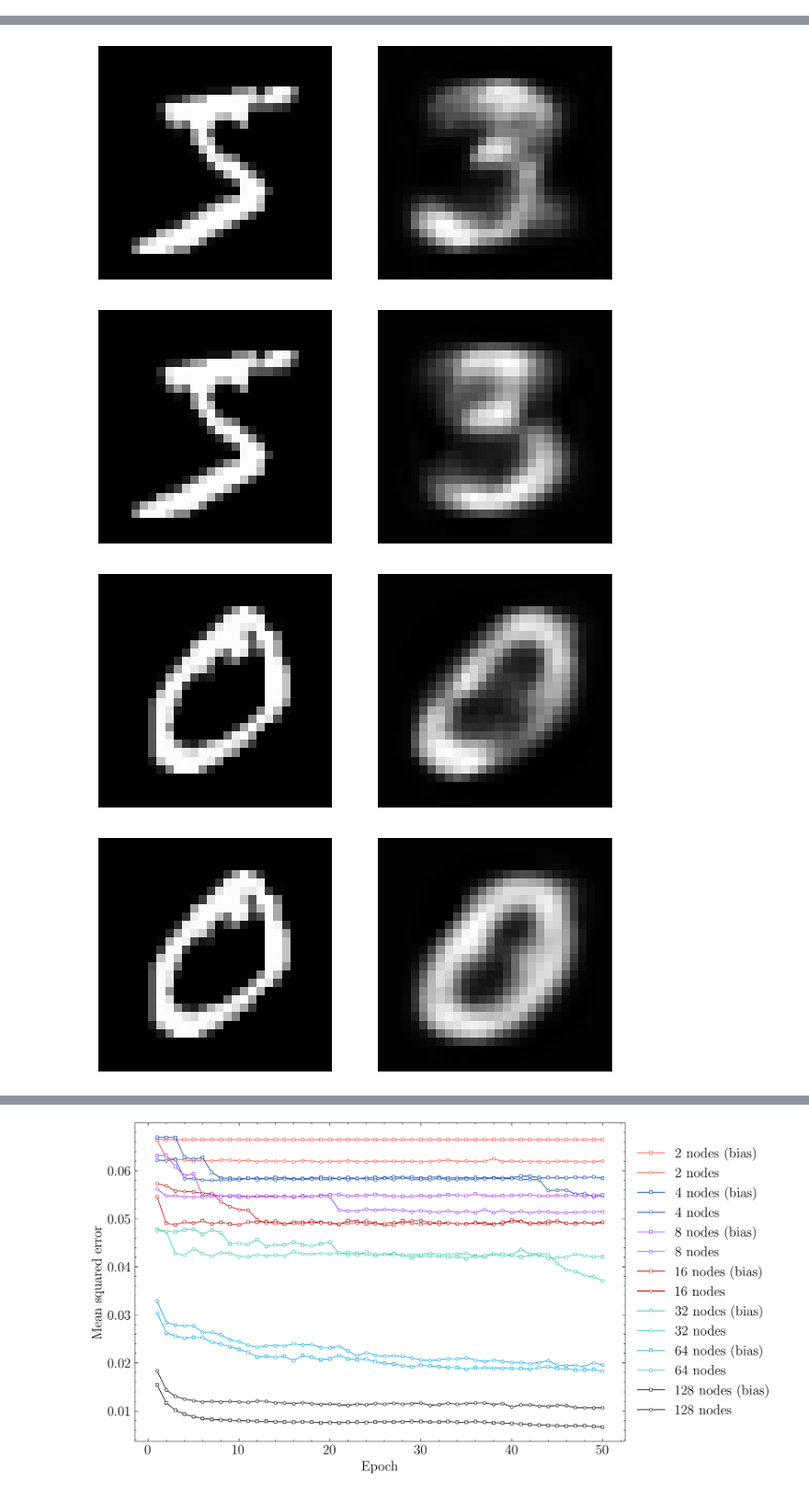
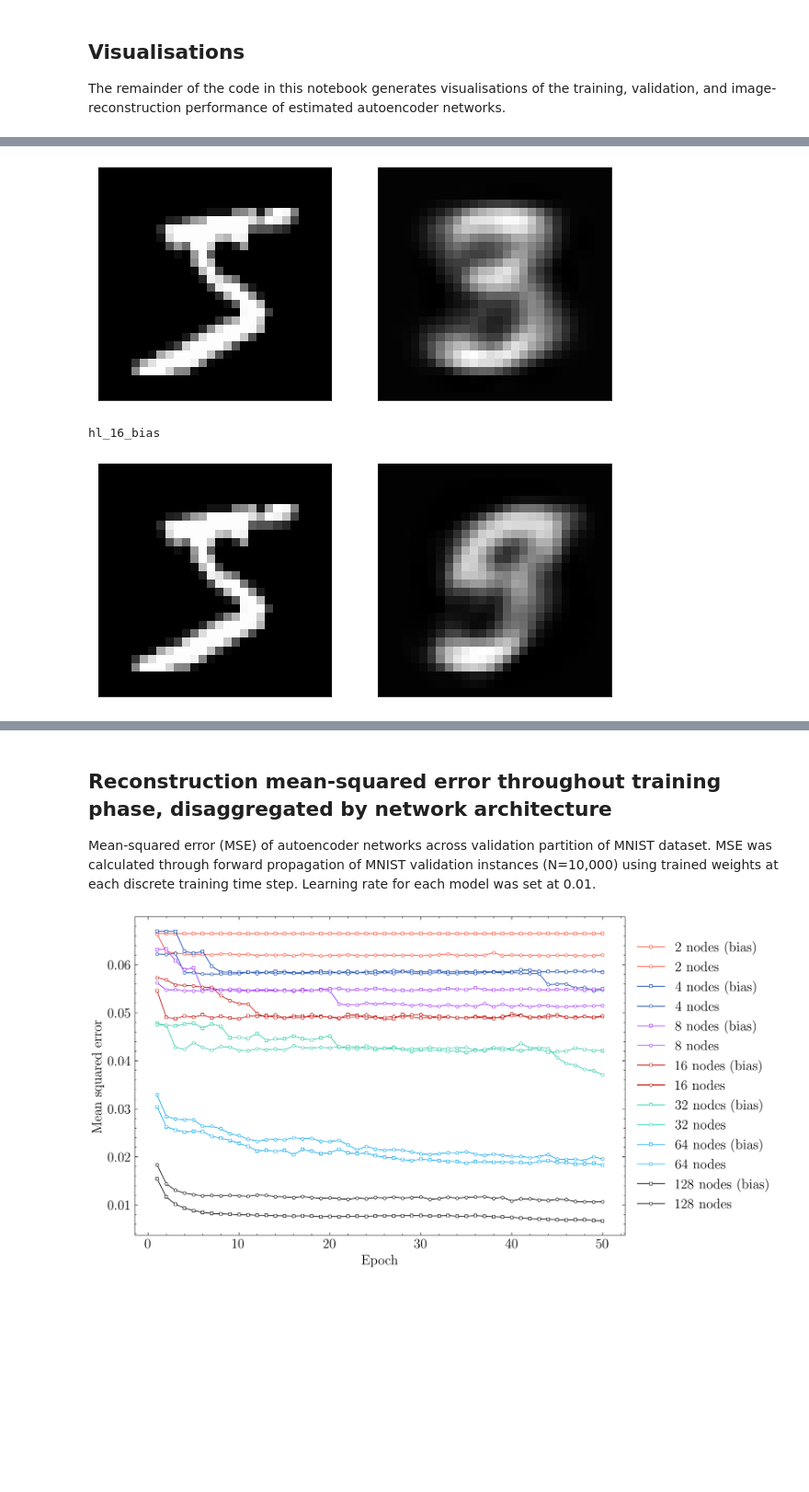
Before and after one commit to HRSAndrabi/autoencoder-compression-ratios, a Jupyter notebook: src/main.ipynb, the cells around one changed output, grey strips where cells are left out. Shown at 92% size. Saved outputs shown, nothing was run; the diff lists cells and outputs as text; code cells hidden in the pictures; blank space fills up the shorter version.

Commit message:
Annotate notebook.

```diff
--- a/src/main.ipynb
+++ b/src/main.ipynb
@@ -12,5 +95,8 @@ from collections import Counter
 # %%
 class NumpyEncoder(json.JSONEncoder):
+    """Used to encode numpy arrays as native arrays
+    when saving trained autoencoder specs to .json.
+    """
     def default(self, obj):
         if isinstance(obj, np.ndarray):
             return obj.tolist()
@@ -319,9 +411,23 @@ Model saved to ./models/scratch/hl_2_bias.json.
+# %% [markdown]
+## Visualisations
+
+The remainder of the code in this notebook generates visualisations of the training, validation, and image-reconstruction performance of estimated autoencoder networks.
 # %%
 model1 = AutoEncoder()
-model1.load("./models/hl_16.json")
+model1.load(
+	path_to_spec="./models/hl_16.json",
+	print_summary=False,
+)
 model2 = AutoEncoder()
-model2.load("./models/hl_16_bias.json")
-for i in range(0, 4):
+model2.load(
+	path_to_spec="./models/hl_16_bias.json",
+	print_summary=False
+)
+for i in range(0, 1):
+	print(model1.spec["name"])
 	model1.query(instance=x_train[i])
+	plt.show()
+	print(model2.spec["name"])
 	model2.query(instance=x_train[i])
+	plt.show()
 # %% [output]
@@ -344,4 +435,3 @@ Output layer:   784 nodes
-[figure, old version]
+[figure, new version]
+hl_16_bias
-[figure, old version]
+[figure, new version]
-[figure, removed]
-[figure, removed]
@@ -352 +438,5 @@ Output layer:   784 nodes
+# %% [markdown]
+## Reconstruction mean-squared error throughout training phase, disaggregated by network architecture
+
+Mean-squared error (MSE) of autoencoder networks across validation partition of MNIST dataset. MSE was calculated through forward propagation of MNIST validation instances (N=10,000) using trained weights at each discrete training time step. Learning rate for each model was set at 0.01.
 # %%
```
Also changed, not shown: parts of 20 cells of this notebook, 5 other files.
